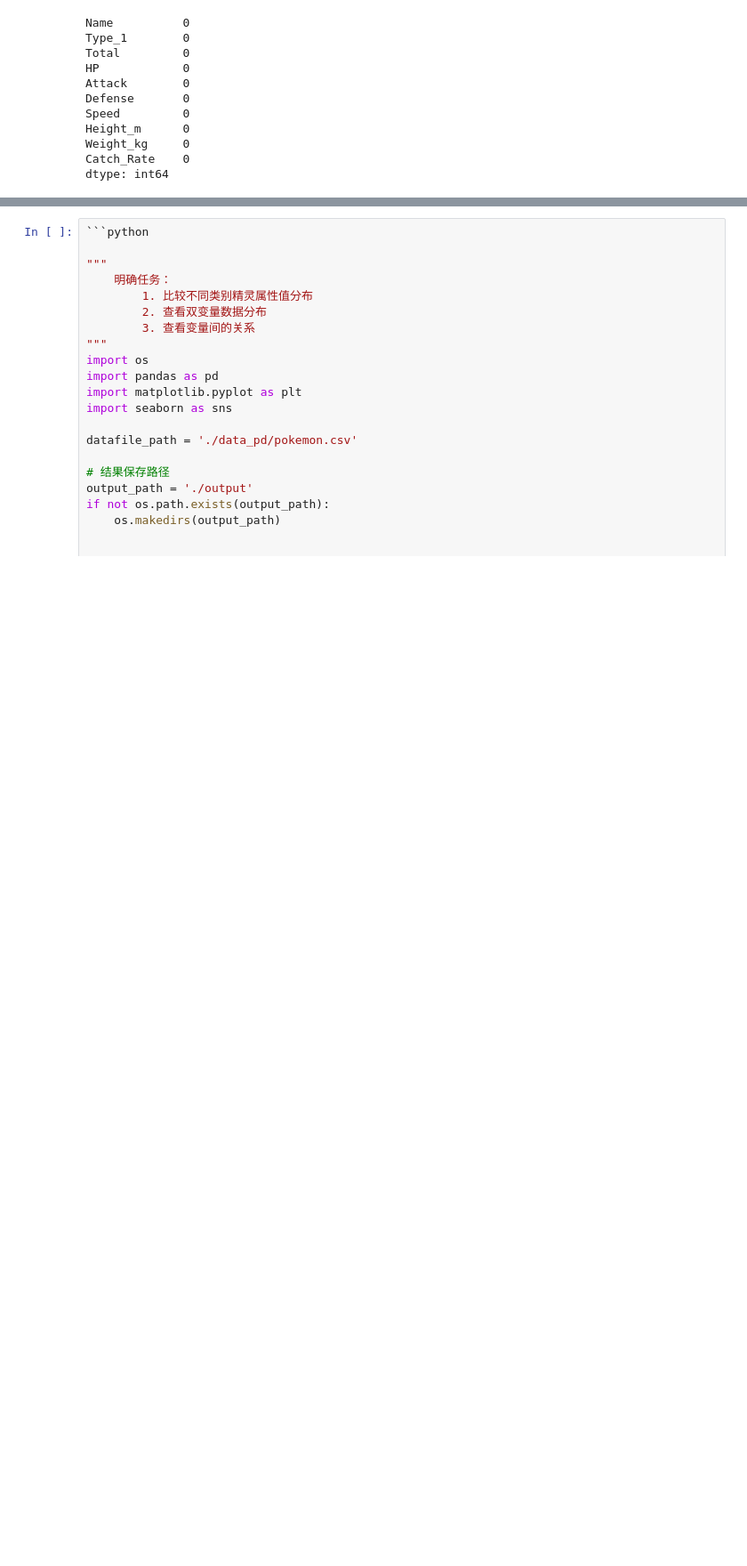
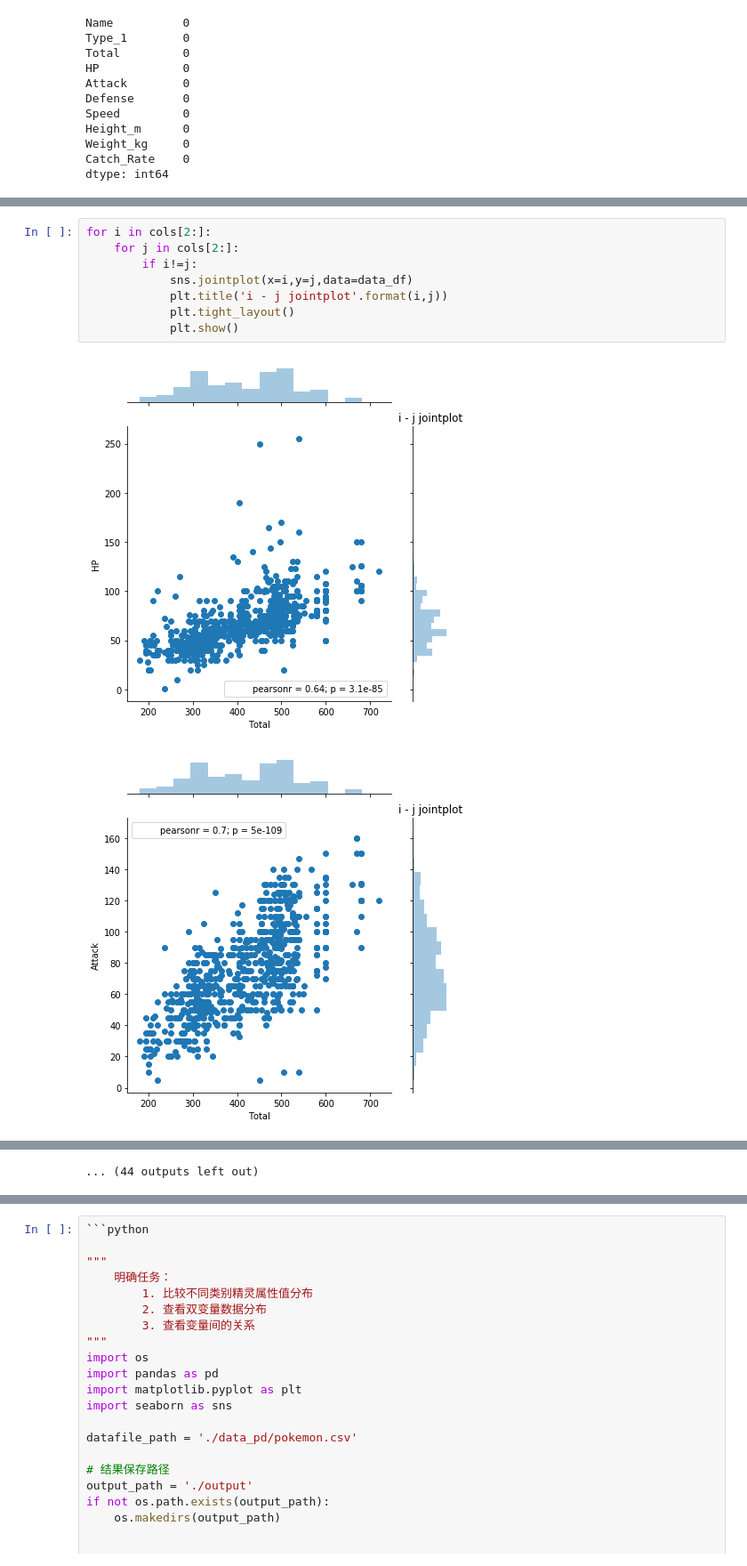
Before and after one commit to davidkorea/DATA_ANALYSIS, a Jupyter notebook: 4_pokemon_properties/8_分析神奇宝贝的变量关系数据.ipynb, the cells around one changed output, grey strips where cells are left out. Shown at 89% size. Saved outputs shown, nothing was run; the diff lists cells and outputs as text; blank space fills up the shorter version.

Commit message:
jointplot & heatmap

```diff
--- a/4_pokemon_properties/8_分析神奇宝贝的变量关系数据.ipynb
+++ b/4_pokemon_properties/8_分析神奇宝贝的变量关系数据.ipynb
@@ -44,3 +45,14 @@ for attr in cols[2:]:
 [figure]
 [figure]
 [figure]
+# %%
+for i in cols[2:]:
+    for j in cols[2:]:
+        if i!=j:
+            sns.jointplot(x=i,y=j,data=data_df)
+            plt.title('i - j jointplot'.format(i,j))
+            plt.tight_layout()
+            plt.show()
+# %% [output]
+[figure, added]
+[figure, added]
@@ -46,0 +69 @@ for attr in cols[2:]:
+... (44 outputs left out)
```
Also changed, not shown: parts of 4 cells of this notebook.
